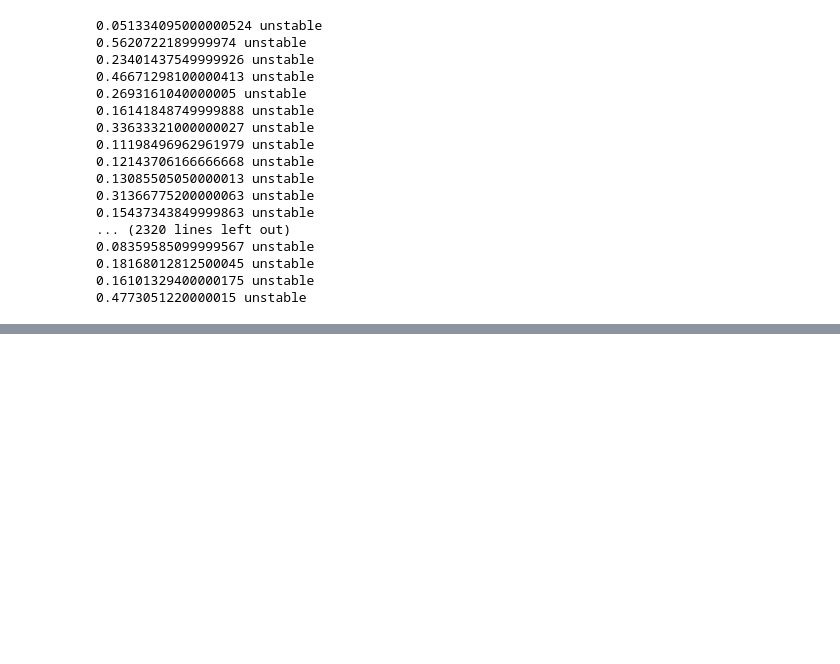
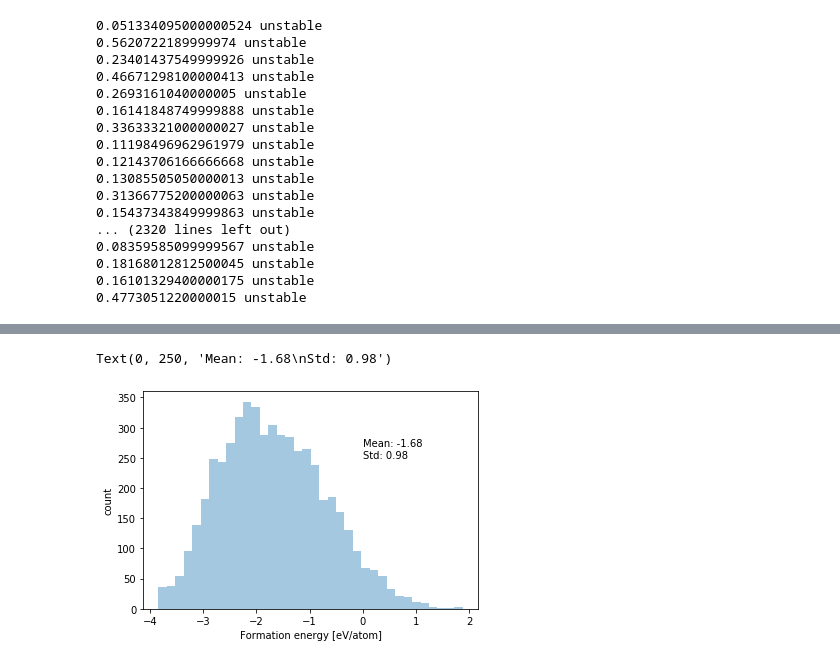
Before and after one commit to rramji/NANO_281, a Jupyter notebook: nano281-lab1-Robert-Ramji.ipynb, the cells around one changed output, grey strips where cells are left out. Saved outputs shown, nothing was run; the diff lists cells and outputs as text; code cells hidden in the pictures; blank space fills up the shorter version.

```diff
--- a/nano281-lab1-Robert-Ramji.ipynb
+++ b/nano281-lab1-Robert-Ramji.ipynb
@@ -343,0 +389,4 @@ mats_df_updated['metallicity'] = metallicity
+# %%
+url="https://ndownloader.figshare.com/files/9158587"
+raw = requests.get(url).text
+OQMD_data = pd.read_csv(StringIO(raw))
@@ -343,0 +451,2 @@ mats_df_updated['metallicity'] = metallicity
+# %%
+valid_data = OQMD_data[OQMD_data["Formation energy [eV/atom]"] != '-']
@@ -343,0 +465,7 @@ mats_df_updated['metallicity'] = metallicity
+# %%
+e_form_2 = sns.distplot(valid_data["Formation energy [eV/atom]"], kde=False)
+e_form_2.set(ylabel = 'count')
+e_form_2.text(0,250,"Mean: -1.68\nStd: 0.98")
+# %% [output]
+Text(0, 250, 'Mean: -1.68\nStd: 0.98')
+[figure, added]
```
Also changed, not shown: parts of 26 cells of this notebook, 1 other file.
